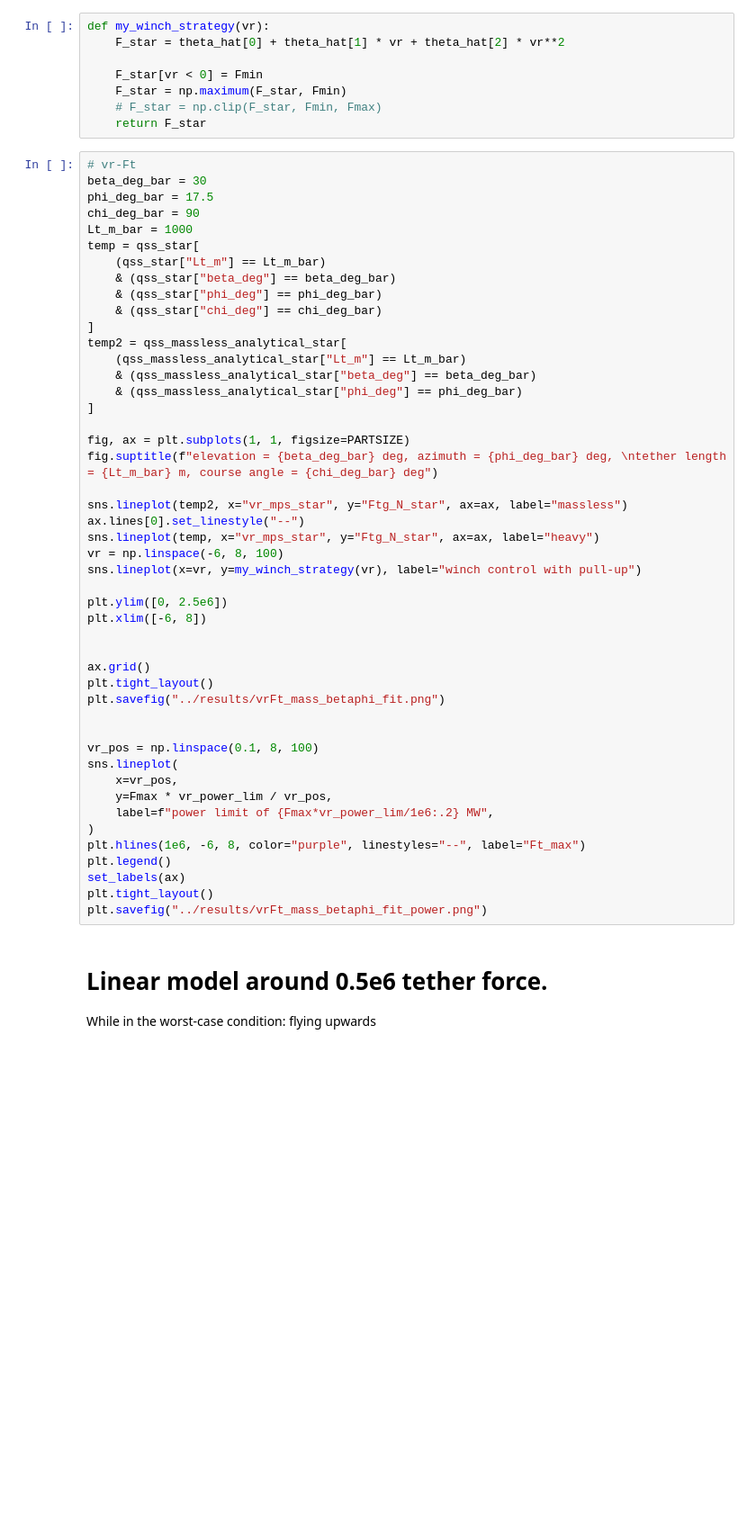
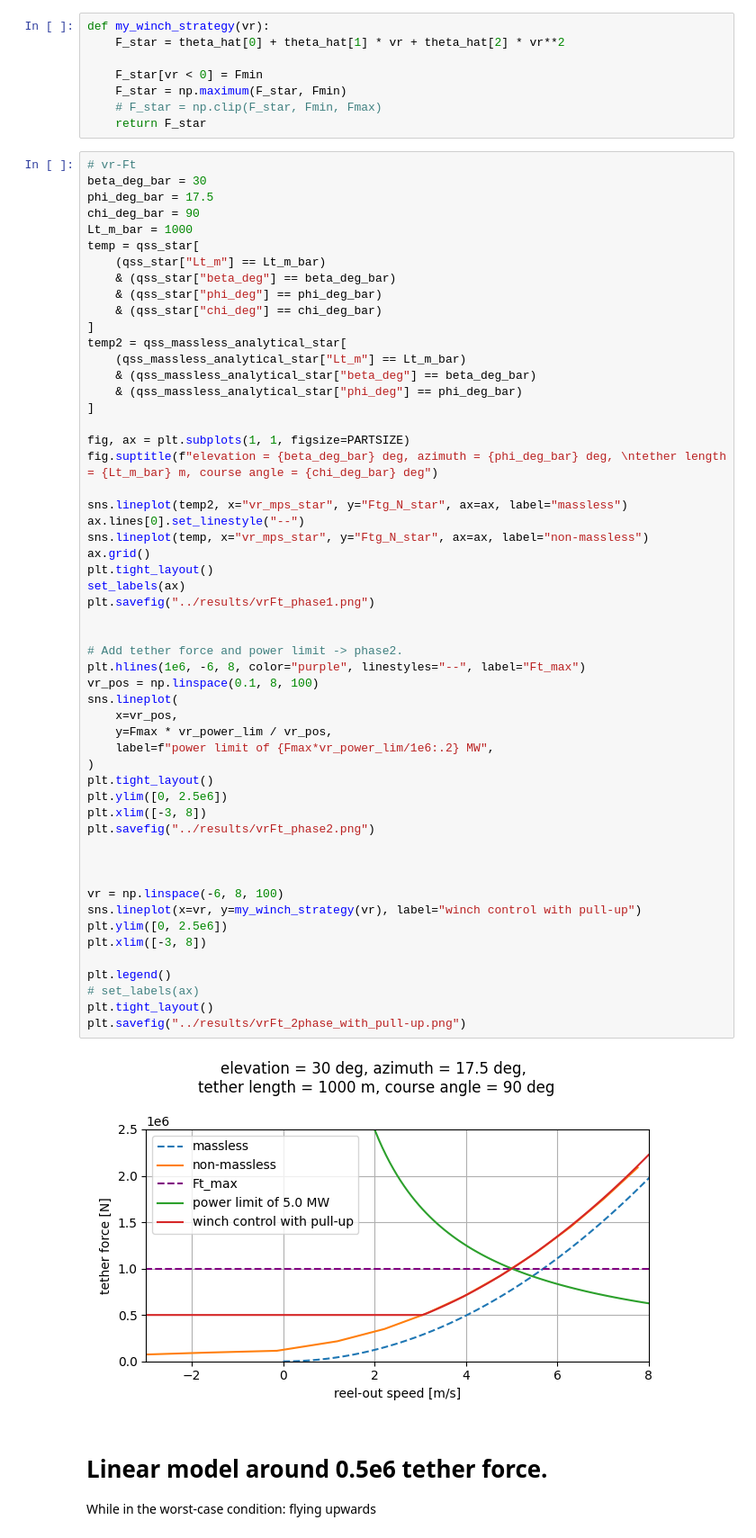
Before and after one commit to jesseishi/AWE_winch_control_heavy_kites, a Jupyter notebook: src/qss_heavy_analysis.ipynb, the cells around one changed output. Shown at 90% size. Saved outputs shown, nothing was run; the diff lists cells and outputs as text; blank space fills up the shorter version.

```diff
--- a/src/qss_heavy_analysis.ipynb
+++ b/src/qss_heavy_analysis.ipynb
@@ -483,47 +545,56 @@ beta_deg_bar = 30
 phi_deg_bar = 17.5
 chi_deg_bar = 90
 Lt_m_bar = 1000
 temp = qss_star[
     (qss_star["Lt_m"] == Lt_m_bar)
     & (qss_star["beta_deg"] == beta_deg_bar)
     & (qss_star["phi_deg"] == phi_deg_bar)
     & (qss_star["chi_deg"] == chi_deg_bar)
 ]
 temp2 = qss_massless_analytical_star[
     (qss_massless_analytical_star["Lt_m"] == Lt_m_bar)
     & (qss_massless_analytical_star["beta_deg"] == beta_deg_bar)
     & (qss_massless_analytical_star["phi_deg"] == phi_deg_bar)
 ]
 
 fig, ax = plt.subplots(1, 1, figsize=PARTSIZE)
 fig.suptitle(f"elevation = {beta_deg_bar} deg, azimuth = {phi_deg_bar} deg, \ntether length = {Lt_m_bar} m, course angle = {chi_deg_bar} deg")
 
 sns.lineplot(temp2, x="vr_mps_star", y="Ftg_N_star", ax=ax, label="massless")
 ax.lines[0].set_linestyle("--")
-sns.lineplot(temp, x="vr_mps_star", y="Ftg_N_star", ax=ax, label="heavy")
-vr = np.linspace(-6, 8, 100)
-sns.lineplot(x=vr, y=my_winch_strategy(vr), label="winch control with pull-up")
-
-plt.ylim([0, 2.5e6])
-plt.xlim([-6, 8])
+sns.lineplot(temp, x="vr_mps_star", y="Ftg_N_star", ax=ax, label="non-massless")
+ax.grid()
+plt.tight_layout()
+set_labels(ax)
+plt.savefig("../results/vrFt_phase1.png")
 
 
-ax.grid()
-plt.tight_layout()
-plt.savefig("../results/vrFt_mass_betaphi_fit.png")
-
-
+# Add tether force and power limit -> phase2.
+plt.hlines(1e6, -6, 8, color="purple", linestyles="--", label="Ft_max")
 vr_pos = np.linspace(0.1, 8, 100)
 sns.lineplot(
     x=vr_pos,
     y=Fmax * vr_power_lim / vr_pos,
     label=f"power limit of {Fmax*vr_power_lim/1e6:.2} MW",
 )
-plt.hlines(1e6, -6, 8, color="purple", linestyles="--", label="Ft_max")
+plt.tight_layout()
+plt.ylim([0, 2.5e6])
+plt.xlim([-3, 8])
+plt.savefig("../results/vrFt_phase2.png")
+
+
+
+vr = np.linspace(-6, 8, 100)
+sns.lineplot(x=vr, y=my_winch_strategy(vr), label="winch control with pull-up")
+plt.ylim([0, 2.5e6])
+plt.xlim([-3, 8])
+
 plt.legend()
-set_labels(ax)
+# set_labels(ax)
 plt.tight_layout()
-plt.savefig("../results/vrFt_mass_betaphi_fit_power.png")
+plt.savefig("../results/vrFt_2phase_with_pull-up.png")
+# %% [output]
+[figure, added]
 # %% [markdown]
 # Linear model around 0.5e6 tether force.
 While in the worst-case condition: flying upwards
```
Also changed, not shown: parts of 17 cells of this notebook, 4 other files.
